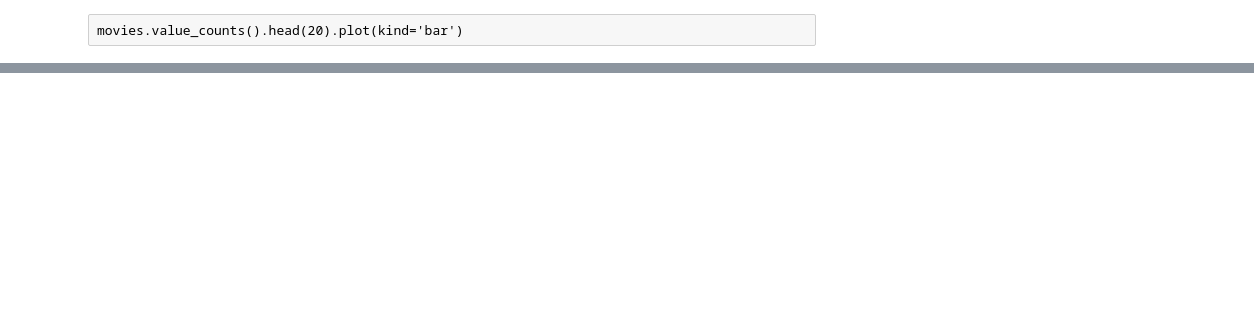
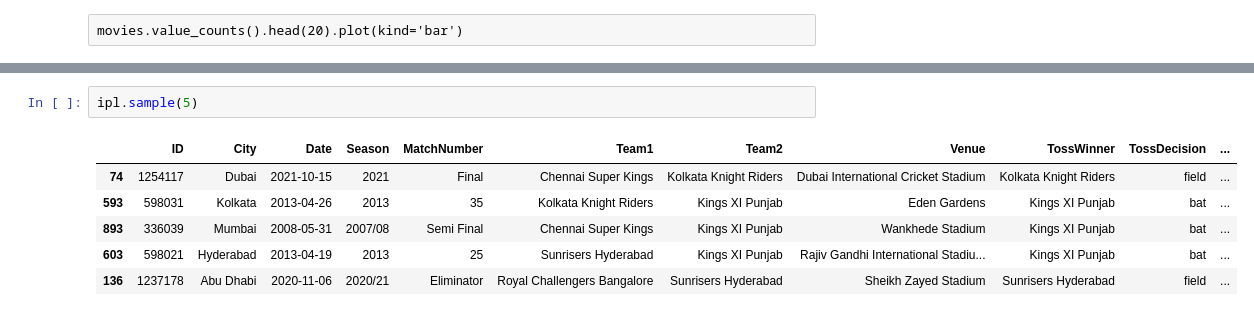
Before and after one commit to rahulchand017/Data_Science, a Jupyter notebook: Libraries/Pandas/Pandas_basic.ipynb, the cells around one changed output, grey strips where cells are left out. Drawn from its saved outputs; the diff is of its cells as text; blank space fills up the shorter version.

```diff
--- a/Libraries/Pandas/Pandas_basic.ipynb
+++ b/Libraries/Pandas/Pandas_basic.ipynb
@@ -422,0 +475,9 @@ df = pd.read_csv
+# %%
+ipl.sample(5)
+# %% [output]
+|  | ID | City | Date | Season | MatchNumber | Team1 | Team2 | Venue | TossWinner | TossDecision | ... |
+| 74 | 1254117 | Dubai | 2021-10-15 | 2021 | Final | Chennai Super Kings | Kolkata Knight Riders | Dubai International Cricket Stadium | Kolkata Knight Riders | field | ... |
+| 593 | 598031 | Kolkata | 2013-04-26 | 2013 | 35 | Kolkata Knight Riders | Kings XI Punjab | Eden Gardens | Kings XI Punjab | bat | ... |
+| 893 | 336039 | Mumbai | 2008-05-31 | 2007/08 | Semi Final | Chennai Super Kings | Kings XI Punjab | Wankhede Stadium | Kings XI Punjab | bat | ... |
+| 603 | 598021 | Hyderabad | 2013-04-19 | 2013 | 25 | Sunrisers Hyderabad | Kings XI Punjab | Rajiv Gandhi International Stadiu... | Kings XI Punjab | bat | ... |
+| 136 | 1237178 | Abu Dhabi | 2020-11-06 | 2020/21 | Eliminator | Royal Challengers Bangalore | Sunrisers Hyderabad | Sheikh Zayed Stadium | Sunrisers Hyderabad | field | ... |
```
Also changed, not shown: parts of 92 cells of this notebook, 1 other file.
